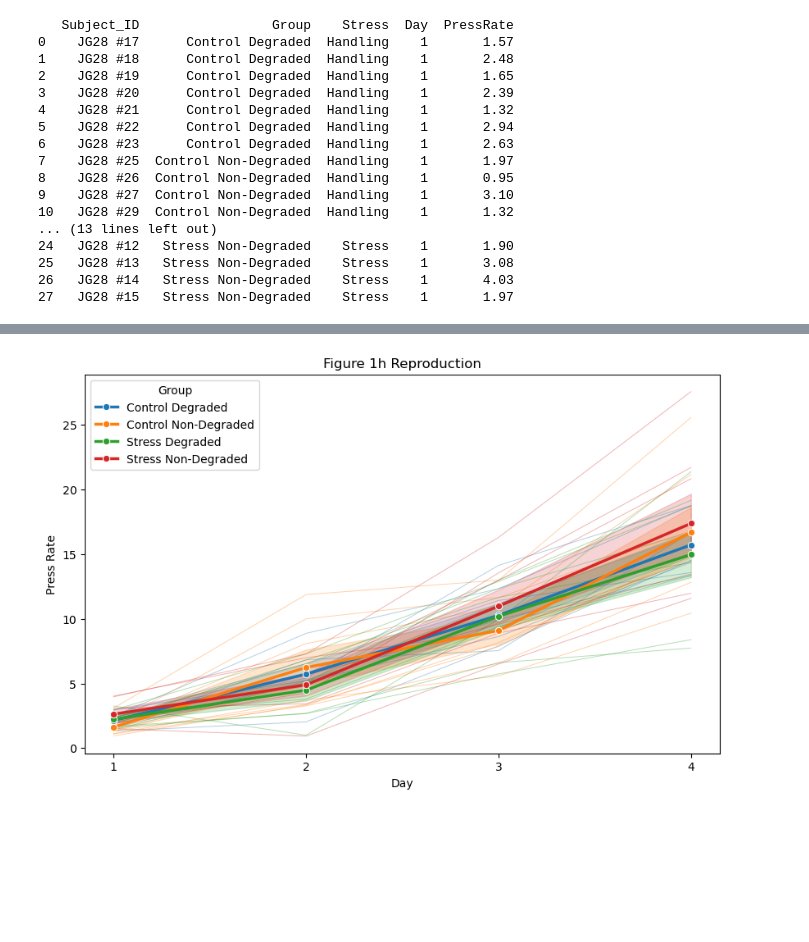
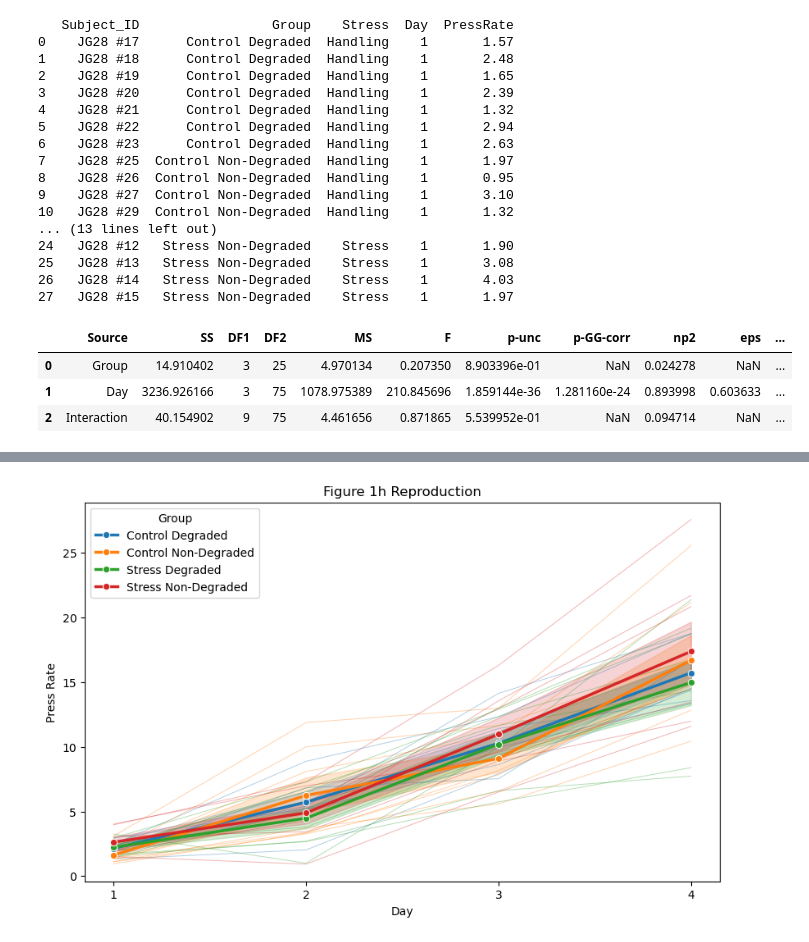
Before and after one commit to tristantd/giovannielloetal2025, a Jupyter notebook: Original_data_reproduce.ipynb, the cells around one changed output, grey strips where cells are left out. Saved outputs shown, nothing was run; the diff lists cells and outputs as text; code cells hidden in the pictures; blank space fills up the shorter version.

```diff
--- a/Original_data_reproduce.ipynb
+++ b/Original_data_reproduce.ipynb
@@ -25,6 +25,7 @@ df_1h = data_1h.melt( # put into a df
 )
 
 df_1h['Day'] = df_1h['Day'].str.replace("Day ", "").astype(int)
+df_1h['Group'] = df_1h['Group'].astype('category')
 
 print(df_1h.head(28))
 # %% [output]
@@ -45,3 +46,16 @@ print(df_1h.head(28))
 25   JG28 #13   Stress Non-Degraded    Stress    1       3.08
 26   JG28 #14   Stress Non-Degraded    Stress    1       4.03
 27   JG28 #15   Stress Non-Degraded    Stress    1       1.97
+# %%
+pg.mixed_anova(
+    data=df_1h,
+    dv='PressRate',
+    within='Day',
+    between='Group',
+    subject='Subject_ID'
+)
+# %% [output]
+|  | Source | SS | DF1 | DF2 | MS | F | p-unc | p-GG-corr | np2 | eps | ... |
+| 0 | Group | 14.910402 | 3 | 25 | 4.970134 | 0.207350 | 8.903396e-01 | NaN | 0.024278 | NaN | ... |
+| 1 | Day | 3236.926166 | 3 | 75 | 1078.975389 | 210.845696 | 1.859144e-36 | 1.281160e-24 | 0.893998 | 0.603633 | ... |
+| 2 | Interaction | 40.154902 | 9 | 75 | 4.461656 | 0.871865 | 5.539952e-01 | NaN | 0.094714 | NaN | ... |
```
Also changed, not shown: parts of 8 cells of this notebook, 8 other files.
